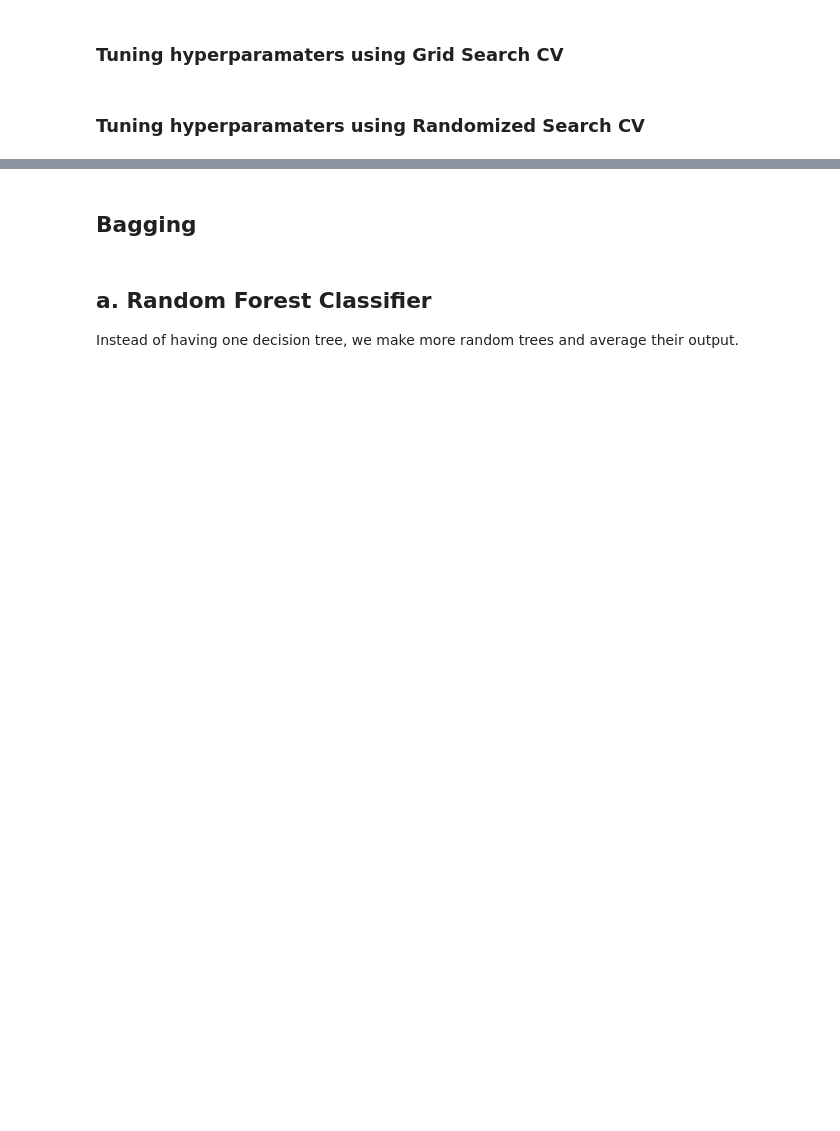
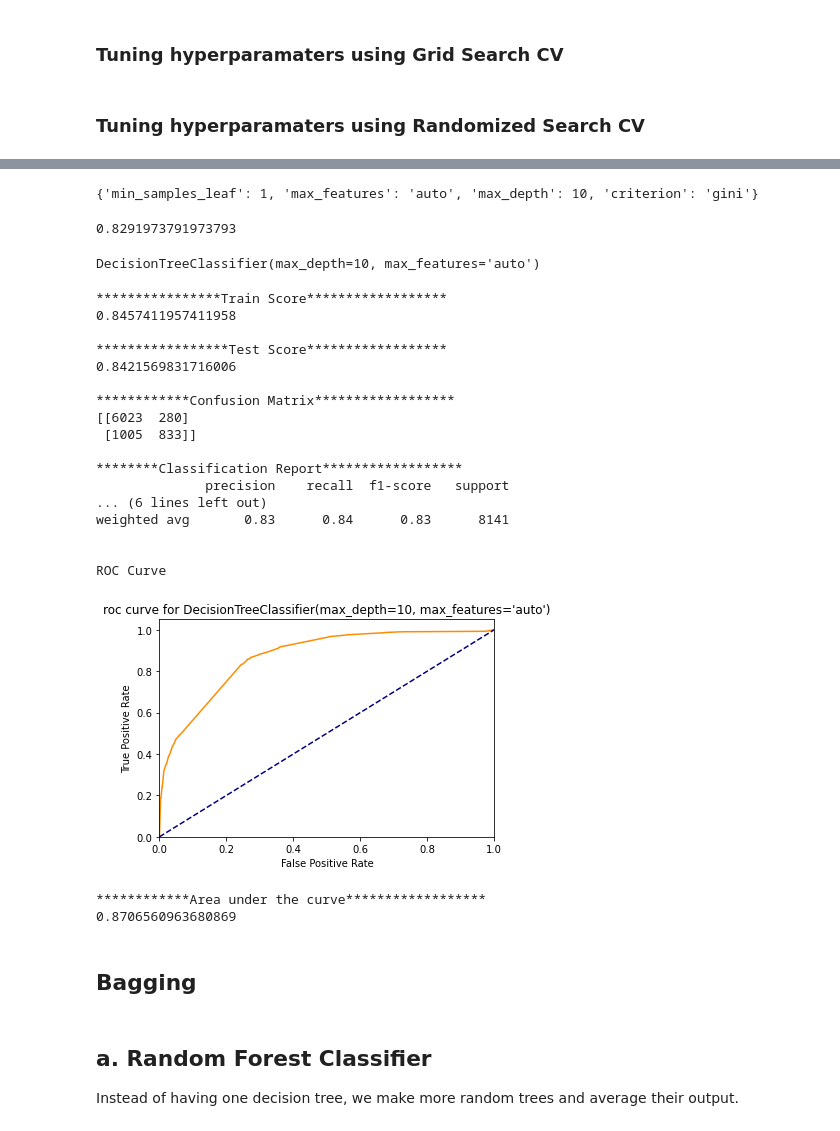
Before and after one commit to pandeysudip/income-prediction, a Jupyter notebook: Model_building.ipynb, the cells around one changed output, grey strips where cells are left out. Drawn from its saved outputs; the diff is of its cells as text; code cells hidden in the pictures; blank space fills up the shorter version.

```diff
--- a/Model_building.ipynb
+++ b/Model_building.ipynb
@@ -524,0 +916,10 @@ plt.show()
+# %%
+#### Using GridSearchCV
+param_rand_dt ={
+              'criterion': ['gini','entropy'],
+             'max_depth':[1,2,5,10,100,1000,10000],
+                'min_samples_leaf':[1,5,10,100,1000,10000],
+                'max_features':['auto','sqrt','log2']}
+rand_dt = RandomizedSearchCV(dt, param_rand_dt, cv=3, verbose=4, n_jobs=-1)
+# %%
+rand_dt.fit(X_train_scaled, y_train)
@@ -525,3 +937,43 @@ plt.show()
+# %%
+# List the best parameters for this dataset
+print(rand_dt.best_params_)
+# %% [output]
+{'min_samples_leaf': 1, 'max_features': 'auto', 'max_depth': 10, 'criterion': 'gini'}
+# %%
+# List the best score
+print(rand_dt.best_score_)
+# %% [output]
+0.8291973791973793
+# %%
+#best estimator
+dt_R_b=rand_dt.best_estimator_
+dt_R_b
+# %% [output]
+DecisionTreeClassifier(max_depth=10, max_features='auto')
+# %%
+#score for logistic regression using training and test data
+test_score(dt_R_b)
+# %% [output]
+****************Train Score******************
+0.8457411957411958
+
+*****************Test Score******************
+0.8421569831716006
+
+************Confusion Matrix******************
+[[6023  280]
+ [1005  833]]
+
+********Classification Report******************
+              precision    recall  f1-score   support
+... (6 lines left out)
+weighted avg       0.83      0.84      0.83      8141
+
+
+ROC Curve
+[figure, added]
+************Area under the curve******************
+0.8706560963680869
 # %% [markdown]
 ## Bagging
 # %% [markdown]
```
Also changed, not shown: parts of 96 cells of this notebook.
